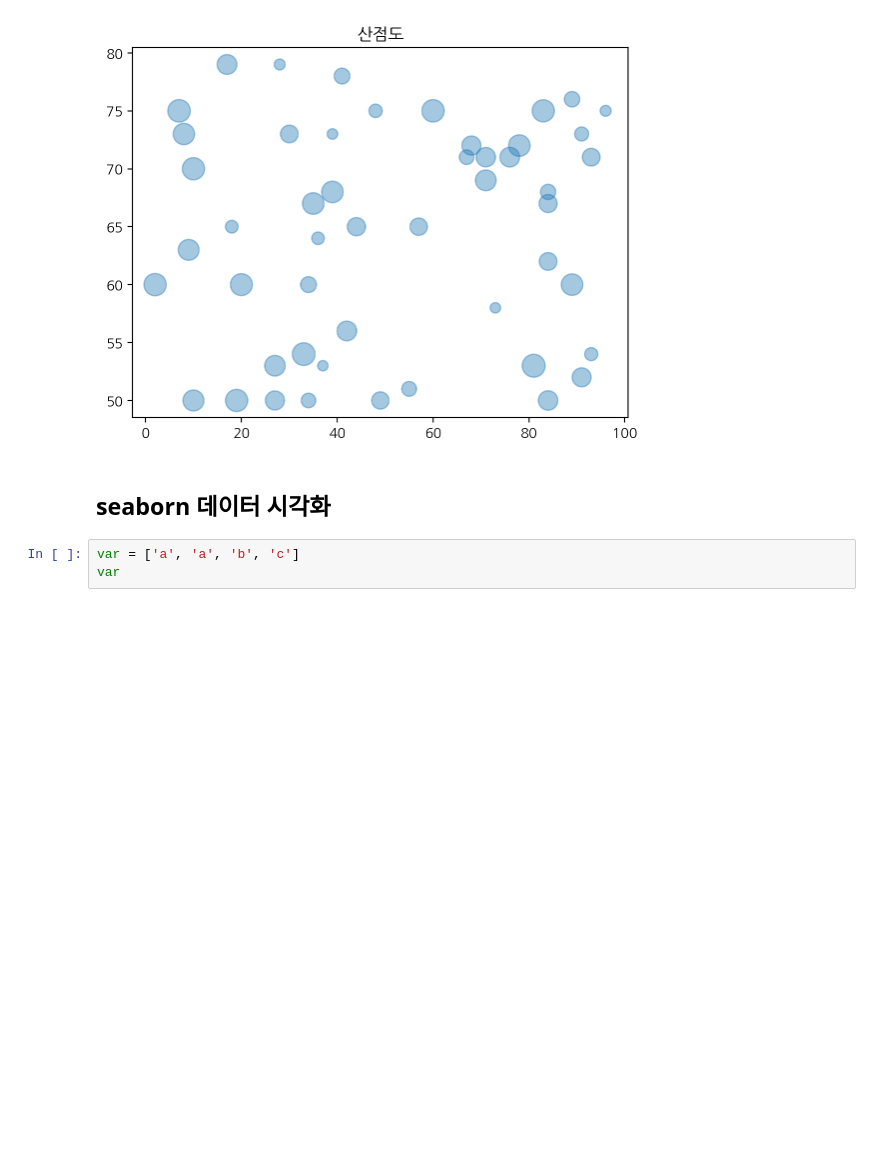
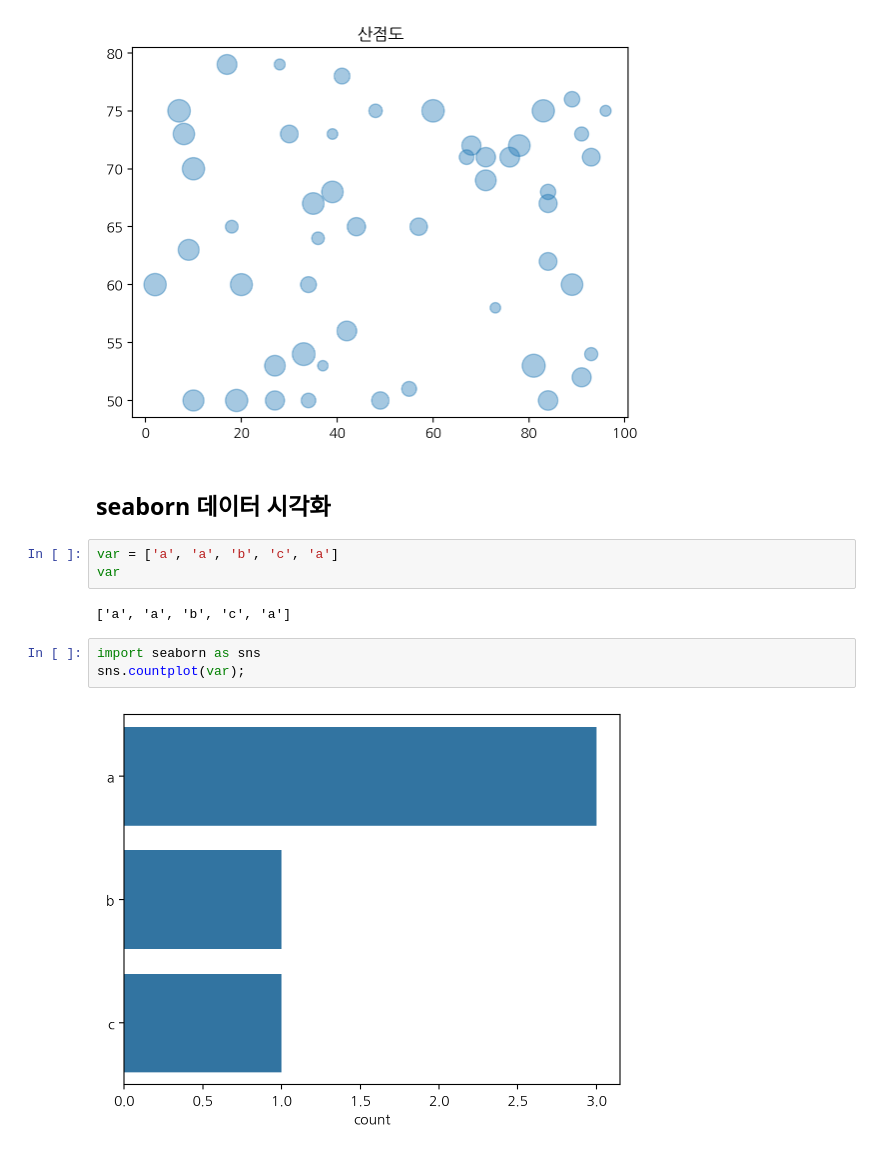
Before and after one commit to rlawnsqja2/2024-1-my-BDA, a Jupyter notebook: inclass/01w_0312_tue_bigdata_basic.ipynb, the cells around one changed output. Drawn from its saved outputs; the diff is of its cells as text; blank space fills up the shorter version.

```diff
--- a/inclass/01w_0312_tue_bigdata_basic.ipynb
+++ b/inclass/01w_0312_tue_bigdata_basic.ipynb
@@ -89,5 +89,12 @@ plt.title('산점도');
 # %% [markdown]
 ## seaborn 데이터 시각화
 # %%
-var = ['a', 'a', 'b', 'c']
+var = ['a', 'a', 'b', 'c', 'a']
 var
+# %% [output]
+['a', 'a', 'b', 'c', 'a']
+# %%
+import seaborn as sns
+sns.countplot(var);
+# %% [output]
+[figure, added]
```
Also changed, not shown: parts of 4 cells of this notebook.
